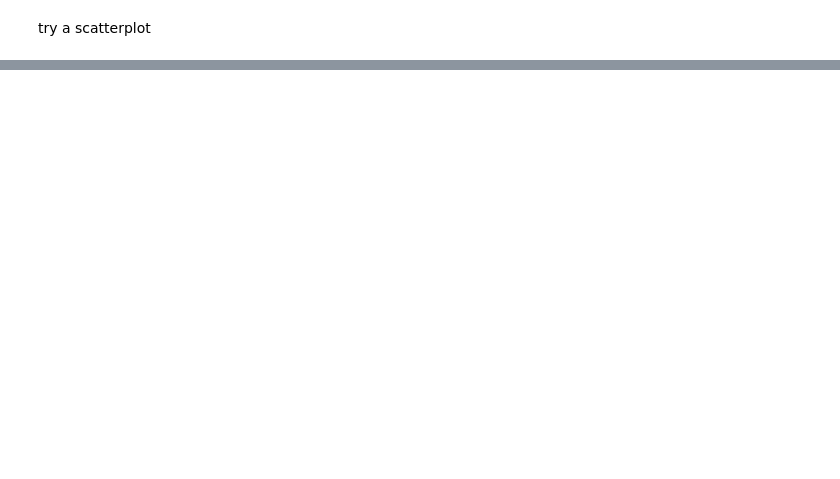
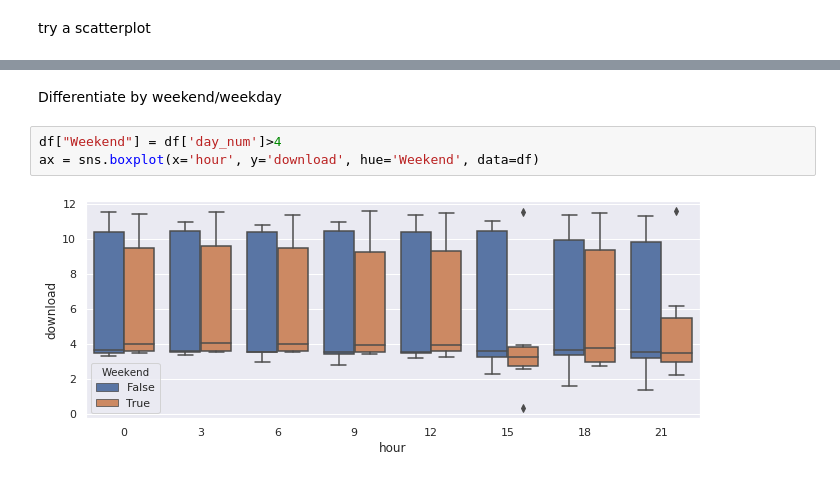
Before and after one commit to speccy-benji/speedtest, a Jupyter notebook: speedtest_analyse.ipynb, the cells around one changed output, grey strips where cells are left out. Cells and saved outputs as stored; diff of their text form; blank space fills up the shorter version.

```diff
--- a/speedtest_analyse.ipynb
+++ b/speedtest_analyse.ipynb
@@ -117,0 +112,7 @@ ax = sns.scatterplot(x='day_num',y='download', data=df)
+# %% [markdown]
+Differentiate by weekend/weekday
+# %%
+df["Weekend"] = df['day_num']>4
+ax = sns.boxplot(x='hour', y='download', hue='Weekend', data=df)
+# %% [output]
+[figure, added]
```
Also changed, not shown: parts of 8 cells of this notebook.
